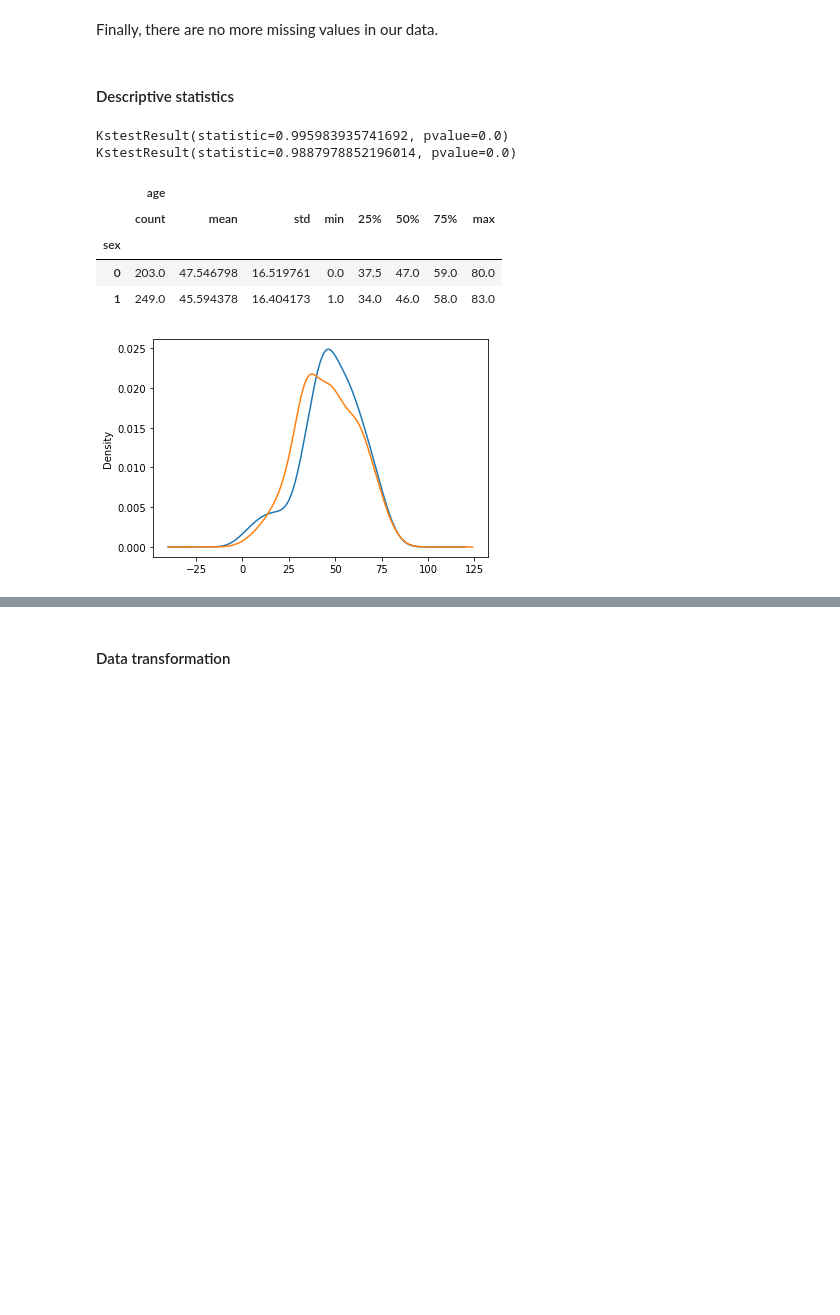
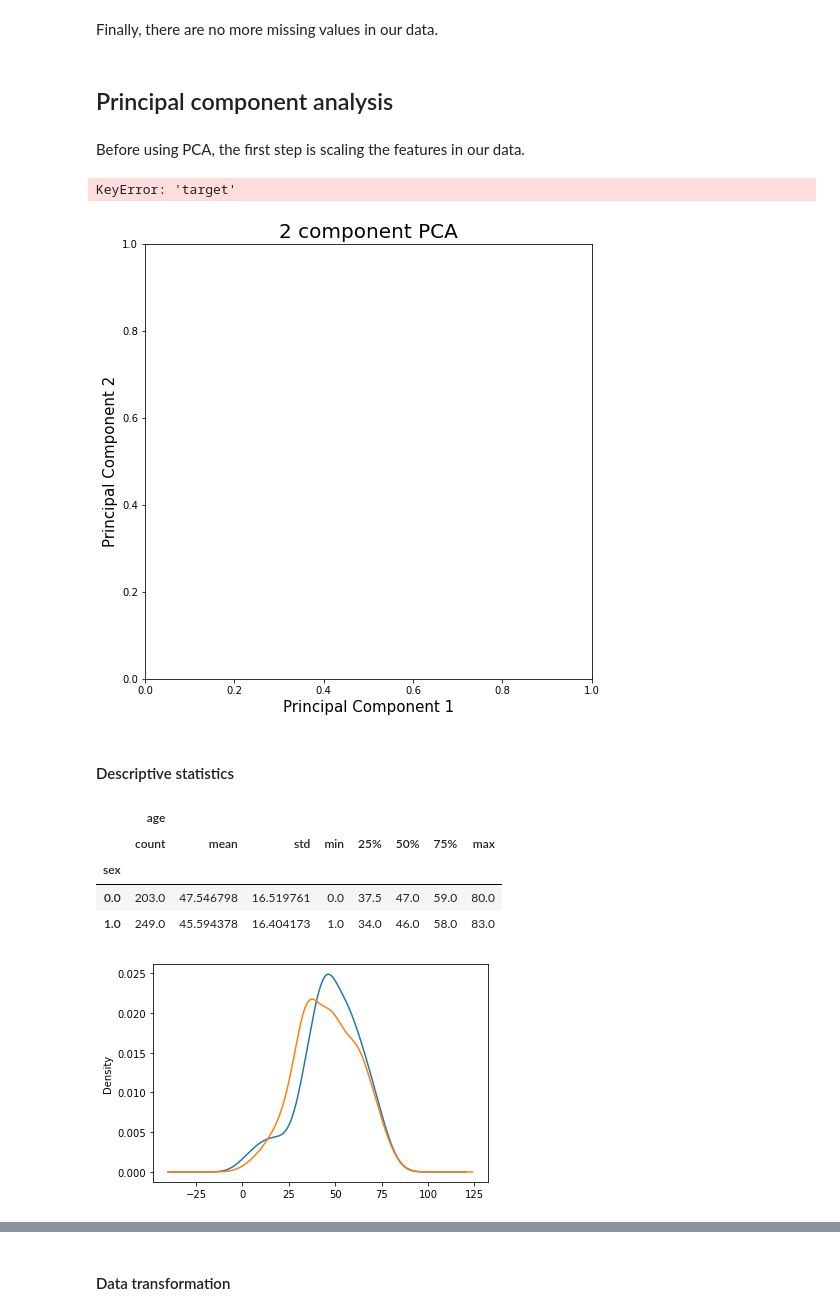
Before and after one commit to anaterovic/UZOP, a Jupyter notebook: code.ipynb, the cells around one changed output, grey strips where cells are left out. Drawn from its saved outputs; the diff is of its cells as text; code cells hidden in the pictures; blank space fills up the shorter version.

```diff
--- a/code.ipynb
+++ b/code.ipynb
@@ -113,17 +123,47 @@ Finally, there are no more missing values in our data.
+# %% [markdown]
+## Principal component analysis
+# %% [markdown]
+Before using PCA, the first step is scaling the features in our data.
+# %%
+X = df.iloc[:,0:278].values
+y = df.iloc[:,-1:].values
+X = StandardScaler().fit_transform(X)
+# %%
+pca = PCA(n_components=2)
+principalComponents = pca.fit_transform(X)
+principalDf = pd.DataFrame(data = principalComponents, columns = ['PC1', 'PC2'])
+# %%
+finalDf = pd.concat([principalDf, df[['diagnosis']]], axis = 1)
+# %%
+##ovo nije okej zasad
+
+import matplotlib.cm as cm
+
+fig = plt.figure(figsize = (8,8))
+ax = fig.add_subplot(1,1,1)
+ax.set_xlabel('Principal Component 1', fontsize = 15)
+ax.set_ylabel('Principal Component 2', fontsize = 15)
+ax.set_title('2 component PCA', fontsize = 20)
+targets = df['diagnosis'].unique().tolist()
+colors = cm.rainbow(np.linspace(0, 1, len(targets)))
+for target, color in zip(targets,colors):
+    indicesToKeep = finalDf['target'] == target
+    ax.scatter(finalDf.loc[indicesToKeep, 'principal component 1'], finalDf.loc[indicesToKeep, 'principal component 2'], c = color, s = 50)
+ax.legend(targets)
+ax.grid()
+# %% [output]
+KeyError: 'target'
+[figure, added]
 # %% [markdown]
 #### Descriptive statistics
 # %%
-print(stats.kstest(df.loc[df['sex'] == 1]['age'], 'norm'))
-print(stats.kstest(df.loc[df['sex'] == 0]['age'], 'norm'))
 df.groupby('sex').age.plot(kind='kde') #vizualni prikaz
 df[["sex", "age"]].groupby("sex").describe() #deskriptivna statistika
 # %% [output]
-KstestResult(statistic=0.995983935741692, pvalue=0.0)
-KstestResult(statistic=0.9887978852196014, pvalue=0.0)
 |  | age |  |  |  |  |  |  |  |
 |  | count | mean | std | min | 25% | 50% | 75% | max |
 | sex |  |  |  |  |  |  |  |  |
-| 0 | 203.0 | 47.546798 | 16.519761 | 0.0 | 37.5 | 47.0 | 59.0 | 80.0 |
-| 1 | 249.0 | 45.594378 | 16.404173 | 1.0 | 34.0 | 46.0 | 58.0 | 83.0 |
+| 0.0 | 203.0 | 47.546798 | 16.519761 | 0.0 | 37.5 | 47.0 | 59.0 | 80.0 |
+| 1.0 | 249.0 | 45.594378 | 16.404173 | 1.0 | 34.0 | 46.0 | 58.0 | 83.0 |
 [figure]
 # %% [markdown]
```
Also changed, not shown: parts of 11 cells of this notebook.
